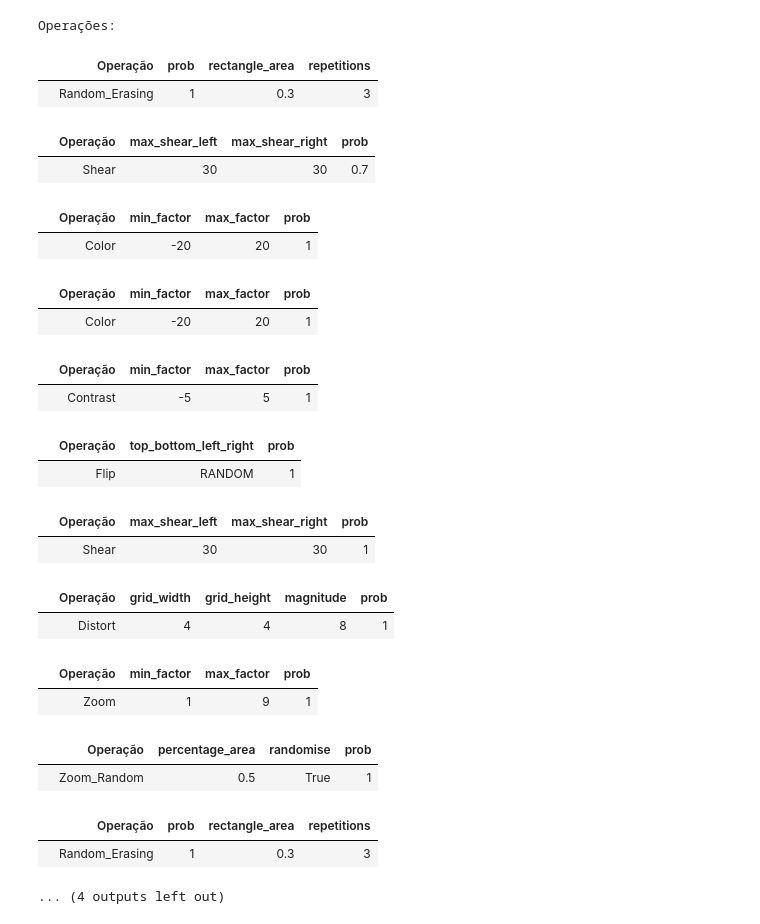
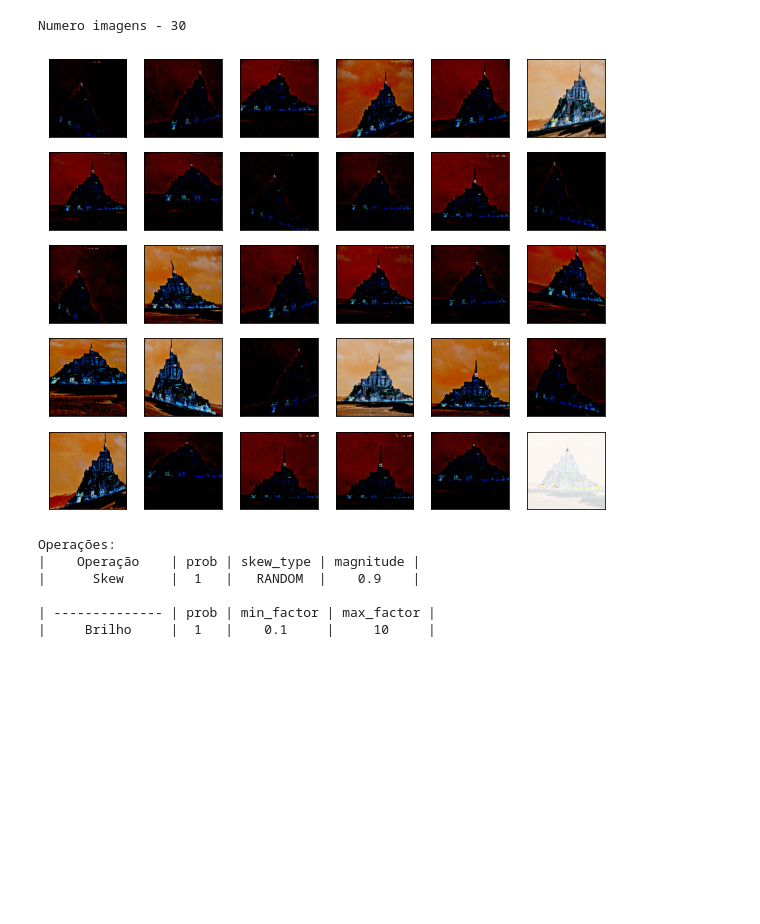
Before and after one commit to Birunda3000/Image-Augmentation, a Jupyter notebook: pipe_use_example.ipynb, the cells around one changed output. Saved outputs shown, nothing was run; the diff lists cells and outputs as text; code cells hidden in the pictures; blank space fills up the shorter version.

```diff
--- a/pipe_use_example.ipynb
+++ b/pipe_use_example.ipynb
@@ -151,17 +16,0 @@ Operações:
-# %%
-image = img_array
-lista_de_imagens = []
-lista_de_imagens = pipe.operar(image, 25)
-
-plt.figure(figsize=(10,10))
-m = 90
-if( len(lista_de_imagens) < 90 ):
-    m = len(lista_de_imagens)
-for i in range(m):
-    plt.subplot(5,5,i+1)
-    plt.xticks([])
-    plt.yticks([])
-    plt.grid(False)
-    plt.imshow(lista_de_imagens[i])#, cmap='gray')
-    plt.xlabel("{}\n({})".format( 4, 4 ), color='white')
-plt.show()
@@ -169,0 +17,3 @@ plt.show()
+# %%
+pipe = pipe_example.pipe
+pipe.print()
@@ -169,0 +38,4 @@ plt.show()
+# %%
+for i in range( 12 ):
+    pipe.remove()
+pipe.print()
@@ -170,30 +52,20 @@ plt.show()
+# %%
+image = img_array
+lista_de_imagens = []
+lista_de_imagens = pipe.operar(image, vezes = novas_imagens)
+utils.print_list_img(lista_de_imagens)
+# %% [output]
+Numero imagens - 30
+[figure, added]
 # %%
-pipe.remove()
+pipe.remove(1)
 pipe.print()
 # %% [output]
 Operações:
+|    Operação    | prob | skew_type | magnitude |
+|      Skew      |  1   |   RANDOM  |    0.9    |
+
+| -------------- | prob | min_factor | max_factor |
+|     Brilho     |  1   |    0.1     |     10     |
-|  | Operação | prob | rectangle_area | repetitions |
-|  | Random_Erasing | 1 | 0.3 | 3 |
-|  | Operação | max_shear_left | max_shear_right | prob |
-|  | Shear | 30 | 30 | 0.7 |
-|  | Operação | min_factor | max_factor | prob |
-|  | Color | -20 | 20 | 1 |
-|  | Operação | min_factor | max_factor | prob |
-|  | Color | -20 | 20 | 1 |
-|  | Operação | min_factor | max_factor | prob |
-|  | Contrast | -5 | 5 | 1 |
-|  | Operação | top_bottom_left_right | prob |
-|  | Flip | RANDOM | 1 |
-|  | Operação | max_shear_left | max_shear_right | prob |
-|  | Shear | 30 | 30 | 1 |
-|  | Operação | grid_width | grid_height | magnitude | prob |
-|  | Distort | 4 | 4 | 8 | 1 |
-|  | Operação | min_factor | max_factor | prob |
-|  | Zoom | 1 | 9 | 1 |
-|  | Operação | percentage_area | randomise | prob |
-|  | Zoom_Random | 0.5 | True | 1 |
-|  | Operação | prob | rectangle_area | repetitions |
-|  | Random_Erasing | 1 | 0.3 | 3 |
-... (4 outputs left out)
 # %%
 pipe.replace(0, Aug.Contrast(prob=0.9, min_factor=-5, max_factor=5) )
```
Also changed, not shown: parts of 16 cells of this notebook, 5 other files.
